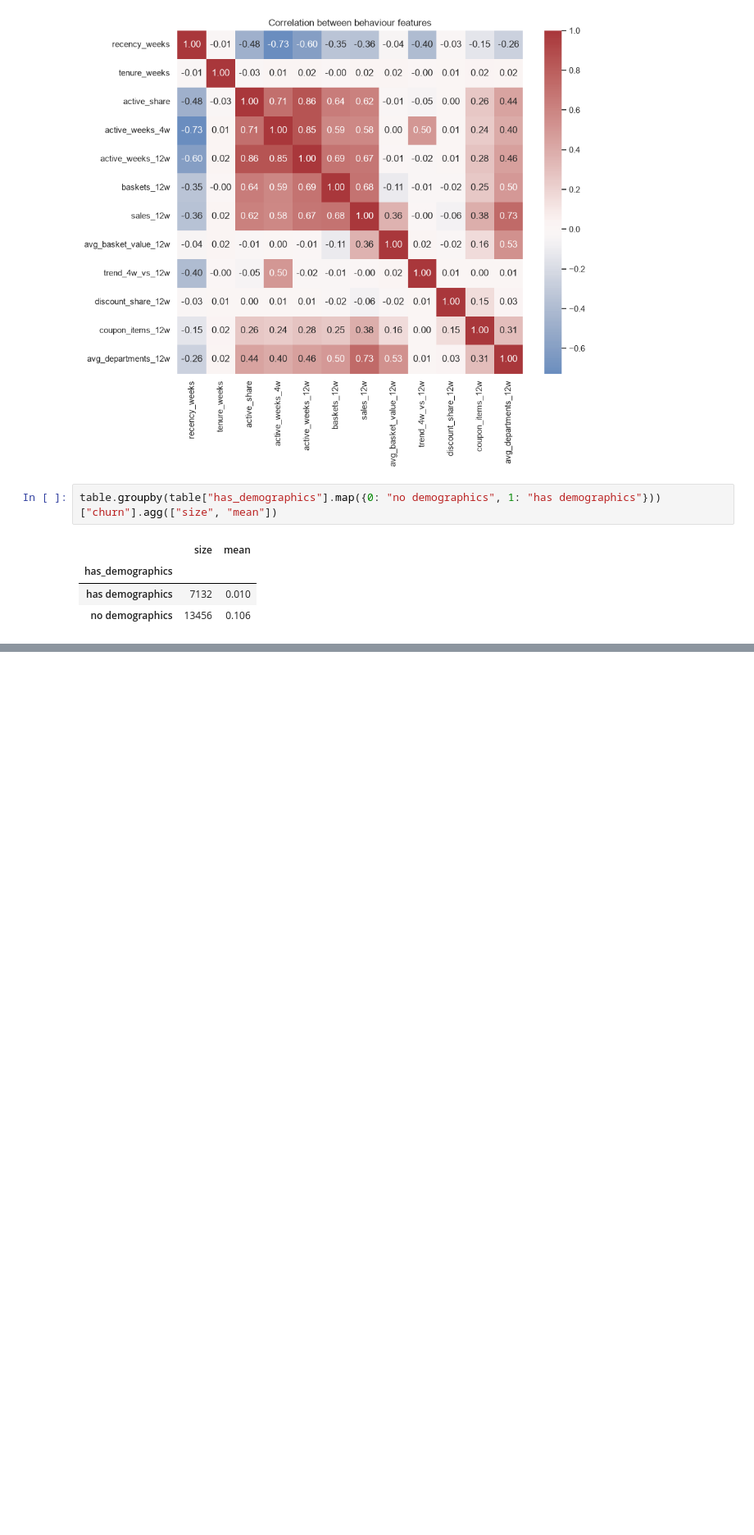
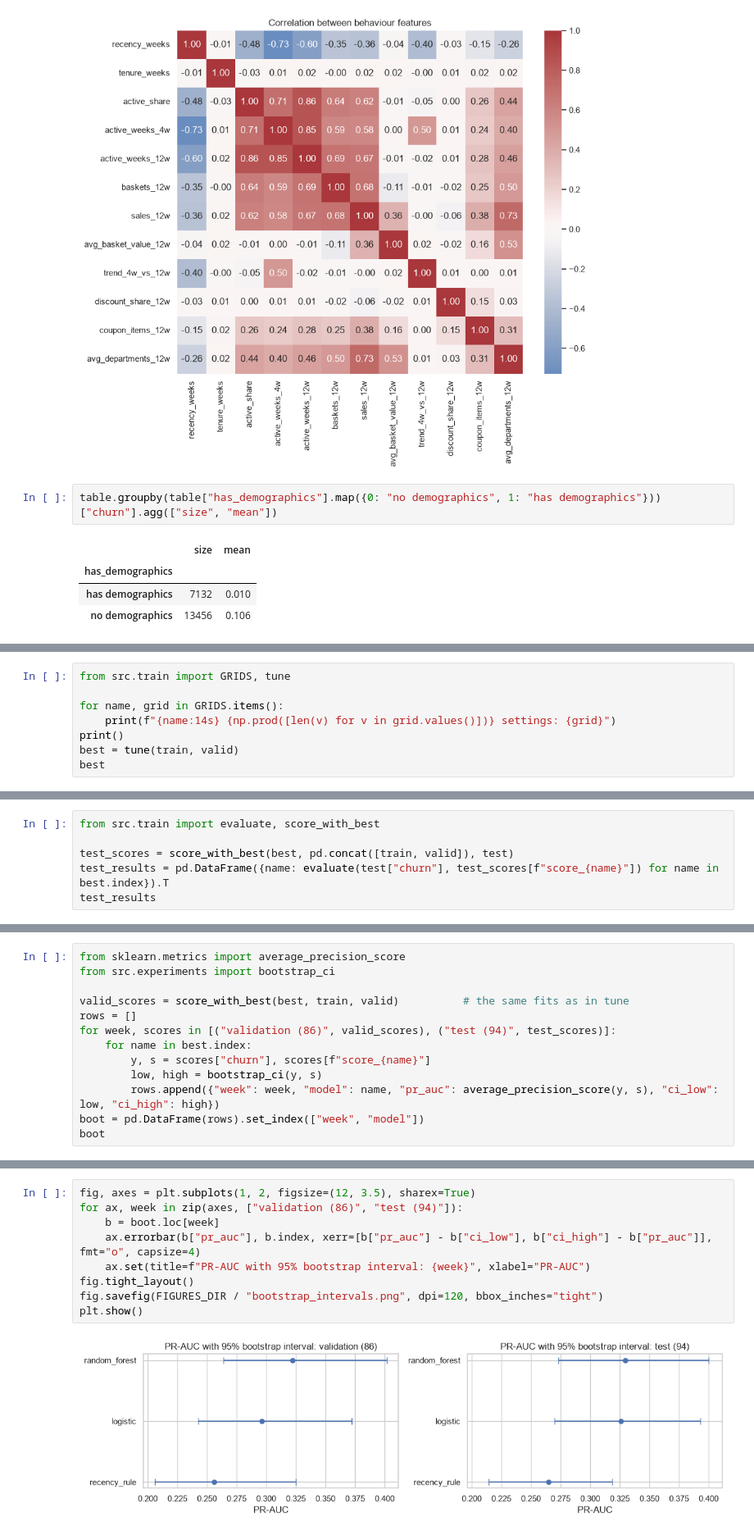
Before and after one commit to NamAnh-dev/Dunnhumby-retention-campaign, a Jupyter notebook: notebooks/02_modeling.ipynb, the cells around one changed output, grey strips where cells are left out. Shown at 82% size. Saved outputs shown, nothing was run; the diff lists cells and outputs as text; blank space fills up the shorter version.

```diff
--- a/notebooks/02_modeling.ipynb
+++ b/notebooks/02_modeling.ipynb
@@ -331,0 +199,8 @@ so the saved model has seen the most recent behaviour. That saved model is used
+# %%
+from src.train import GRIDS, tune
+
+for name, grid in GRIDS.items():
+    print(f"{name:14s} {np.prod([len(v) for v in grid.values()])} settings: {grid}")
+print()
+best = tune(train, valid)
+best
@@ -331,0 +233,6 @@ so the saved model has seen the most recent behaviour. That saved model is used
+# %%
+from src.train import evaluate, score_with_best
+
+test_scores = score_with_best(best, pd.concat([train, valid]), test)
+test_results = pd.DataFrame({name: evaluate(test["churn"], test_scores[f"score_{name}"]) for name in best.index}).T
+test_results
@@ -331,0 +249,13 @@ so the saved model has seen the most recent behaviour. That saved model is used
+# %%
+from sklearn.metrics import average_precision_score
+from src.experiments import bootstrap_ci
+
+valid_scores = score_with_best(best, train, valid)          # the same fits as in tune
+rows = []
+for week, scores in [("validation (86)", valid_scores), ("test (94)", test_scores)]:
+    for name in best.index:
+        y, s = scores["churn"], scores[f"score_{name}"]
+        low, high = bootstrap_ci(y, s)
+        rows.append({"week": week, "model": name, "pr_auc": average_precision_score(y, s), "ci_low": low, "ci_high": high})
+boot = pd.DataFrame(rows).set_index(["week", "model"])
+boot
@@ -331,0 +271,11 @@ so the saved model has seen the most recent behaviour. That saved model is used
+# %%
+fig, axes = plt.subplots(1, 2, figsize=(12, 3.5), sharex=True)
+for ax, week in zip(axes, ["validation (86)", "test (94)"]):
+    b = boot.loc[week]
+    ax.errorbar(b["pr_auc"], b.index, xerr=[b["pr_auc"] - b["ci_low"], b["ci_high"] - b["pr_auc"]], fmt="o", capsize=4)
+    ax.set(title=f"PR-AUC with 95% bootstrap interval: {week}", xlabel="PR-AUC")
+fig.tight_layout()
+fig.savefig(FIGURES_DIR / "bootstrap_intervals.png", dpi=120, bbox_inches="tight")
+plt.show()
+# %% [output]
+[figure, added]
```
Also changed, not shown: parts of 46 cells of this notebook, 5 other files.
